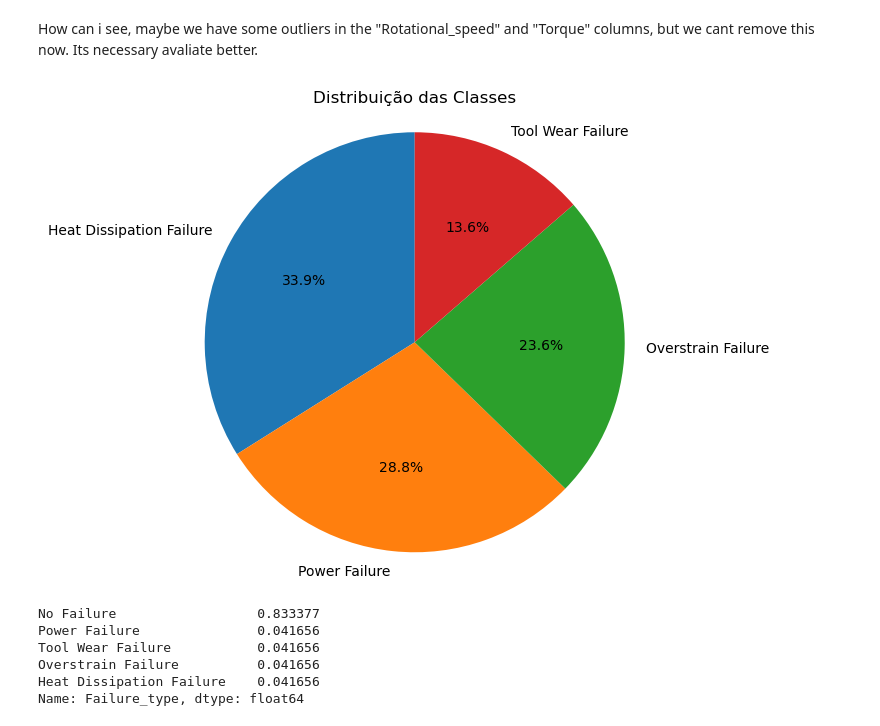
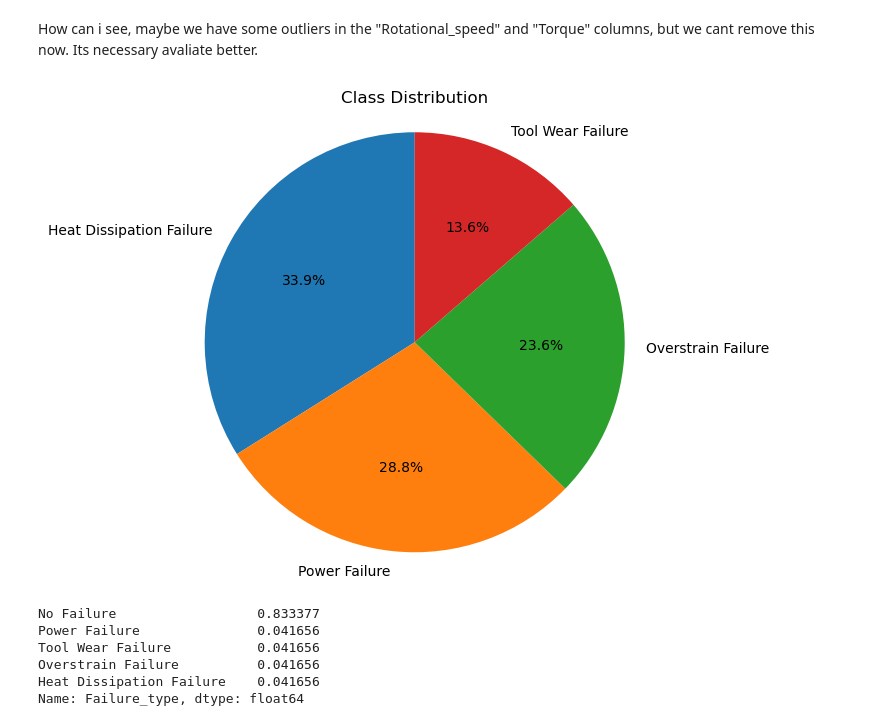
Before and after one commit to thales-vignoli/Failure-Classifier-to-Maintenance, a Jupyter notebook: predictive_maintenance.ipynb, the cells around one changed output. Cells and saved outputs as stored; diff of their text form; code cells hidden in the pictures.

```diff
--- a/predictive_maintenance.ipynb
+++ b/predictive_maintenance.ipynb
@@ -297,17 +300,17 @@ How can i see, maybe we have some outliers in the "Rotational_speed" and "Torque
 # %%
 df_failure_type = df.loc[df['Failure_type'] != "No Failure"]
 # Verifique o balanceamento resultante
 proportions = df_failure_type['Failure_type'].value_counts(normalize=True)
 
 
 # Plotar o gráfico de pizza
 plt.figure(figsize=(8, 6))
 plt.pie(proportions, labels=proportions.index, autopct='%1.1f%%', startangle=90)
 plt.axis('equal')  # Assegura que o gráfico seja desenhado como um círculo
-plt.title('Distribuição das Classes')
+plt.title('Class Distribution')
 plt.show()
 # %% [output]
-[figure, old version]
+[figure, new version]
 # %%
 # n_working must represent 80% of the desired length of resampled dataframe
 qtd_no_failures_main = df['Failure_type'].value_counts()['No Failure']
```
Also changed, not shown: parts of 23 cells of this notebook.
